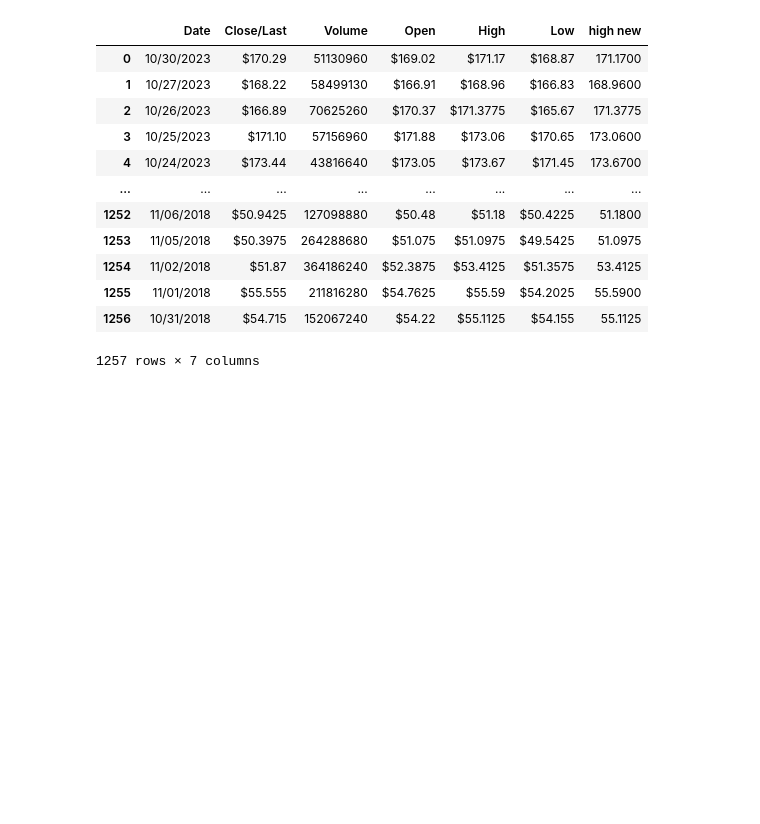
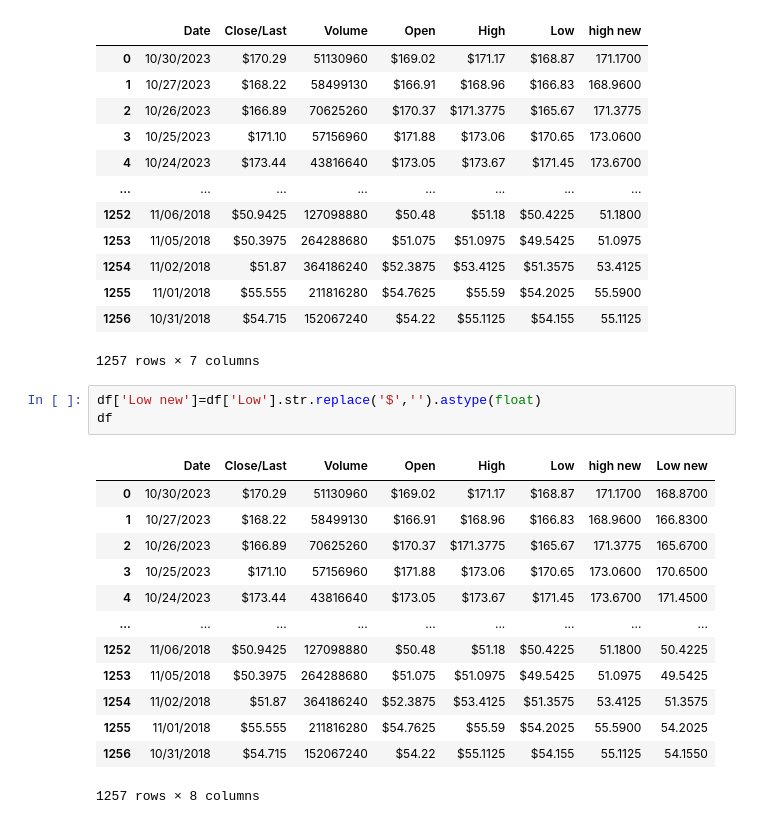
Before and after one commit to guillaume-set/pe-hackathon, a Jupyter notebook: Mila.ipynb, the cells around one changed output. Saved outputs shown, nothing was run; the diff lists cells and outputs as text; blank space fills up the shorter version.

```diff
--- a/Mila.ipynb
+++ b/Mila.ipynb
@@ -49,3 +49,20 @@ df
 | 1255 | 11/01/2018 | $55.555 | 211816280 | $54.7625 | $55.59 | $54.2025 | 55.5900 |
 | 1256 | 10/31/2018 | $54.715 | 152067240 | $54.22 | $55.1125 | $54.155 | 55.1125 |
 1257 rows × 7 columns
+# %%
+df['Low new']=df['Low'].str.replace('$','').astype(float)
+df
+# %% [output]
+|  | Date | Close/Last | Volume | Open | High | Low | high new | Low new |
+| 0 | 10/30/2023 | $170.29 | 51130960 | $169.02 | $171.17 | $168.87 | 171.1700 | 168.8700 |
+| 1 | 10/27/2023 | $168.22 | 58499130 | $166.91 | $168.96 | $166.83 | 168.9600 | 166.8300 |
+| 2 | 10/26/2023 | $166.89 | 70625260 | $170.37 | $171.3775 | $165.67 | 171.3775 | 165.6700 |
+| 3 | 10/25/2023 | $171.10 | 57156960 | $171.88 | $173.06 | $170.65 | 173.0600 | 170.6500 |
+| 4 | 10/24/2023 | $173.44 | 43816640 | $173.05 | $173.67 | $171.45 | 173.6700 | 171.4500 |
+| ... | ... | ... | ... | ... | ... | ... | ... | ... |
+| 1252 | 11/06/2018 | $50.9425 | 127098880 | $50.48 | $51.18 | $50.4225 | 51.1800 | 50.4225 |
+| 1253 | 11/05/2018 | $50.3975 | 264288680 | $51.075 | $51.0975 | $49.5425 | 51.0975 | 49.5425 |
+| 1254 | 11/02/2018 | $51.87 | 364186240 | $52.3875 | $53.4125 | $51.3575 | 53.4125 | 51.3575 |
+| 1255 | 11/01/2018 | $55.555 | 211816280 | $54.7625 | $55.59 | $54.2025 | 55.5900 | 54.2025 |
+| 1256 | 10/31/2018 | $54.715 | 152067240 | $54.22 | $55.1125 | $54.155 | 55.1125 | 54.1550 |
+1257 rows × 8 columns
```
Also changed, not shown: parts of 6 cells of this notebook.
